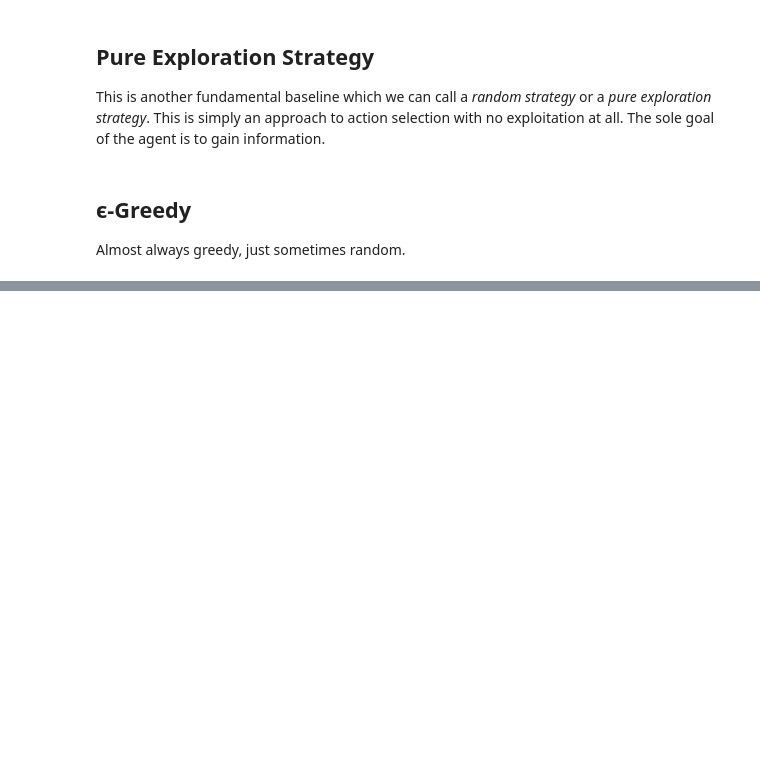
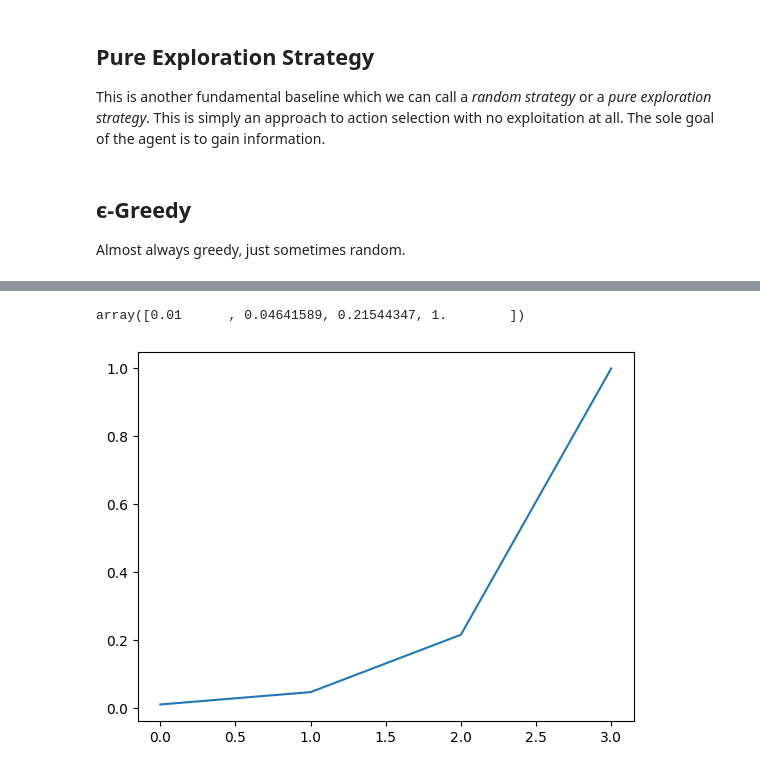
Before and after one commit to romenlaw/RL-playground, a Jupyter notebook: rl_playground.ipynb, the cells around one changed output, grey strips where cells are left out. Cells and saved outputs as stored; diff of their text form; code cells hidden in the pictures; blank space fills up the shorter version.

```diff
--- a/rl_playground.ipynb
+++ b/rl_playground.ipynb
@@ -590,0 +736,6 @@ def lin_dec_epsilon_greedy(env,
+# %%
+plt.plot(np.logspace(-2, 0, decay_episodes))
+np.logspace(-2, 0, decay_episodes)
+# %% [output]
+array([0.01      , 0.04641589, 0.21544347, 1.        ])
+[figure, added]
```
Also changed, not shown: parts of 11 cells of this notebook.
